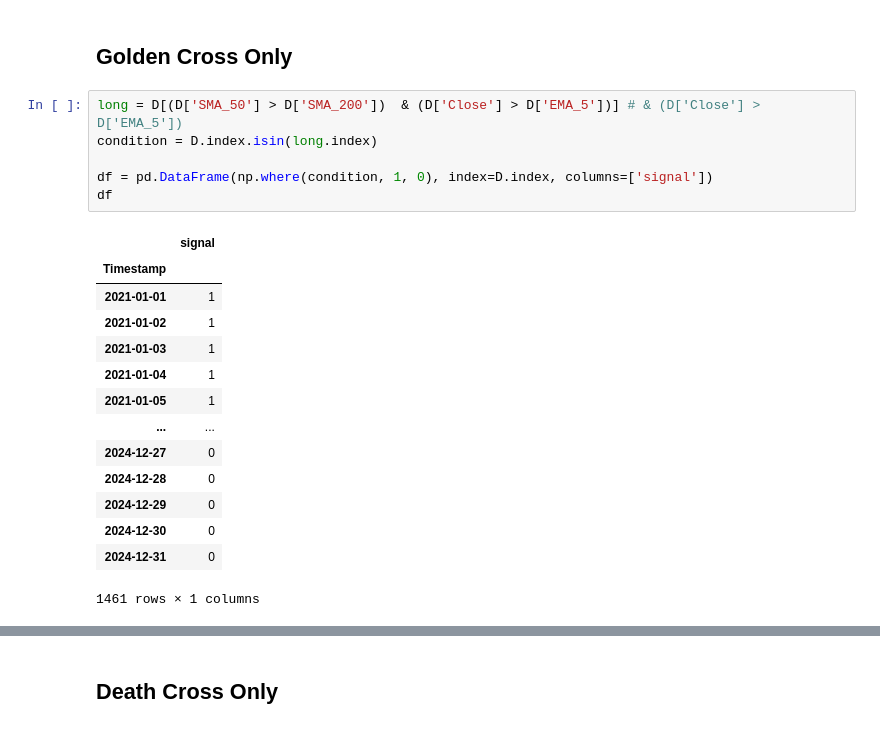
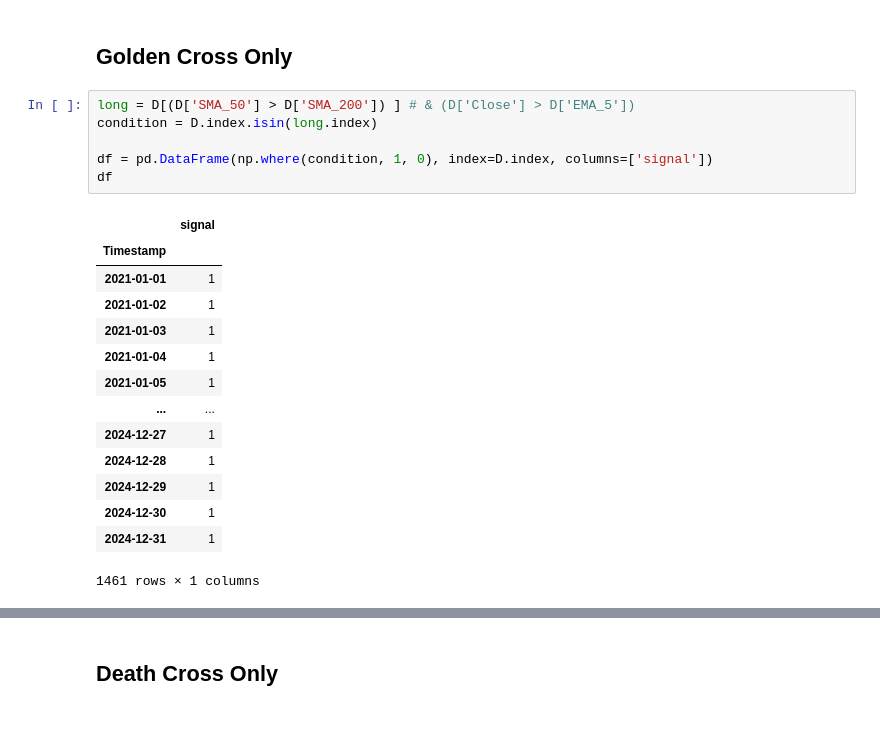
Before and after one commit to alvinku0/Bitcoin-Systematic-Strategies, a Jupyter notebook: technical_indicators/strategies_kaggle_daily.ipynb, the cells around one changed output, grey strips where cells are left out. Cells and saved outputs as stored; diff of their text form.

```diff
--- a/technical_indicators/strategies_kaggle_daily.ipynb
+++ b/technical_indicators/strategies_kaggle_daily.ipynb
@@ -103,25 +103,25 @@ Yearly Metrics:
 # %% [markdown]
 ## Golden Cross Only
 # %%
-long = D[(D['SMA_50'] > D['SMA_200'])  & (D['Close'] > D['EMA_5'])] # & (D['Close'] > D['EMA_5'])
+long = D[(D['SMA_50'] > D['SMA_200']) ] # & (D['Close'] > D['EMA_5'])
 condition = D.index.isin(long.index)
 
 df = pd.DataFrame(np.where(condition, 1, 0), index=D.index, columns=['signal'])
 df
 # %% [output]
 |  | signal |
 | Timestamp |  |
 | 2021-01-01 | 1 |
 | 2021-01-02 | 1 |
 | 2021-01-03 | 1 |
 | 2021-01-04 | 1 |
 | 2021-01-05 | 1 |
 | ... | ... |
-| 2024-12-27 | 0 |
-| 2024-12-28 | 0 |
-| 2024-12-29 | 0 |
-| 2024-12-30 | 0 |
-| 2024-12-31 | 0 |
+| 2024-12-27 | 1 |
+| 2024-12-28 | 1 |
+| 2024-12-29 | 1 |
+| 2024-12-30 | 1 |
+| 2024-12-31 | 1 |
 1461 rows × 1 columns
 # %%
 run_backtest(df)
```
Also changed, not shown: parts of 3 cells of this notebook, 1 other file.
